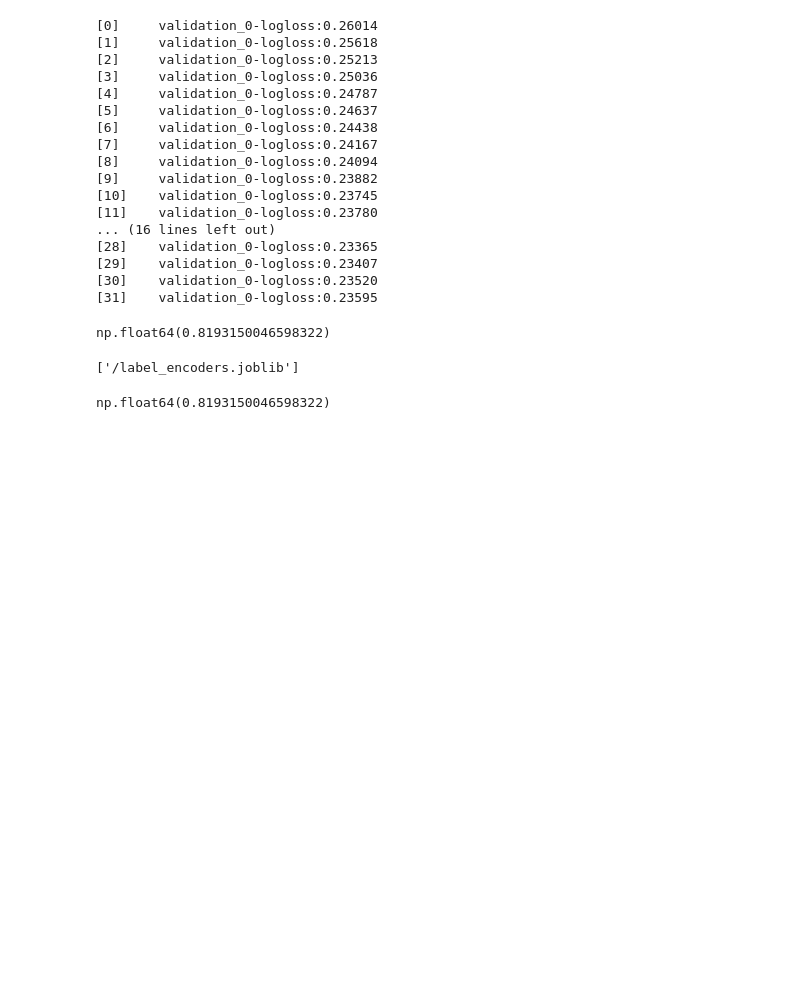
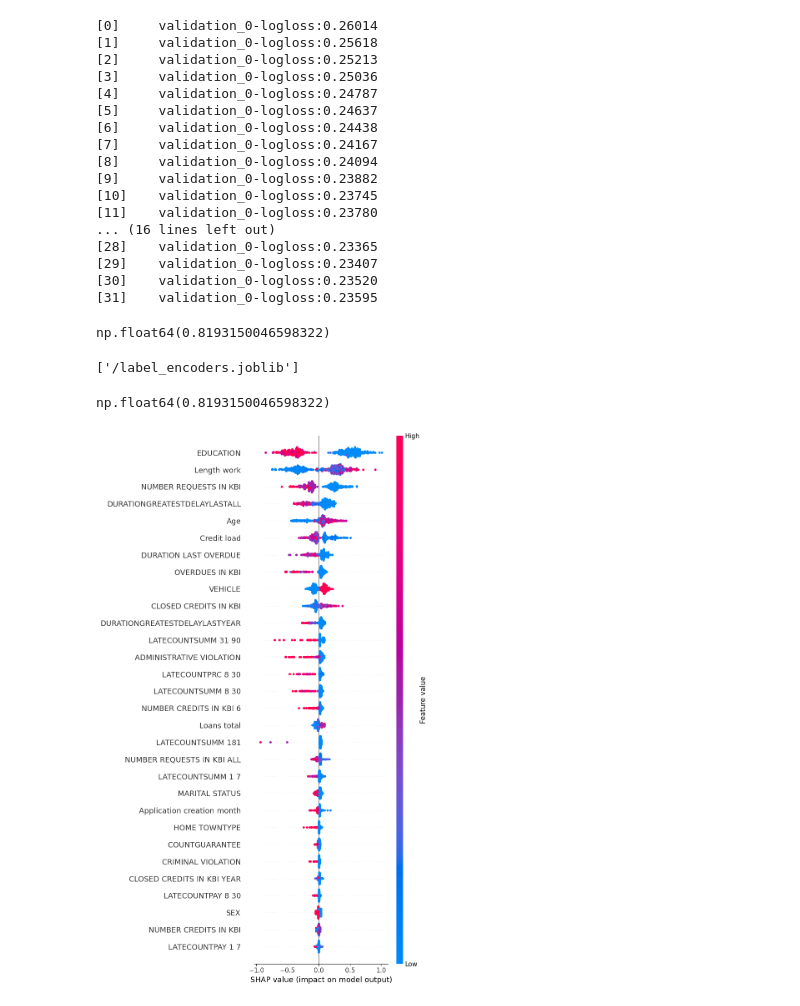
Before and after one commit to sweetd0vee/BGPB-test-project, a Jupyter notebook: 2. ML task/ml.ipynb, the cells around one changed output. Drawn from its saved outputs; the diff is of its cells as text; code cells hidden in the pictures; blank space fills up the shorter version.

```diff
--- a/2. ML task/ml.ipynb
+++ b/2. ML task/ml.ipynb
@@ -424,3 +420,12 @@ pred_new = modelReload.predict_proba(X_test)[:,1]
 roc_auc_score(y_test, pred_new)
 # %% [output]
 np.float64(0.8193150046598322)
+# %%
+# из интересного здесь можно посмотреть feature_importance
+import shap
+
+shap_test = shap.TreeExplainer(model_best).shap_values(X_test)
+shap.summary_plot(shap_test, X_test,
+                      max_display=30)
+# %% [output]
+[figure, added]
```
Also changed, not shown: parts of 12 cells of this notebook.
